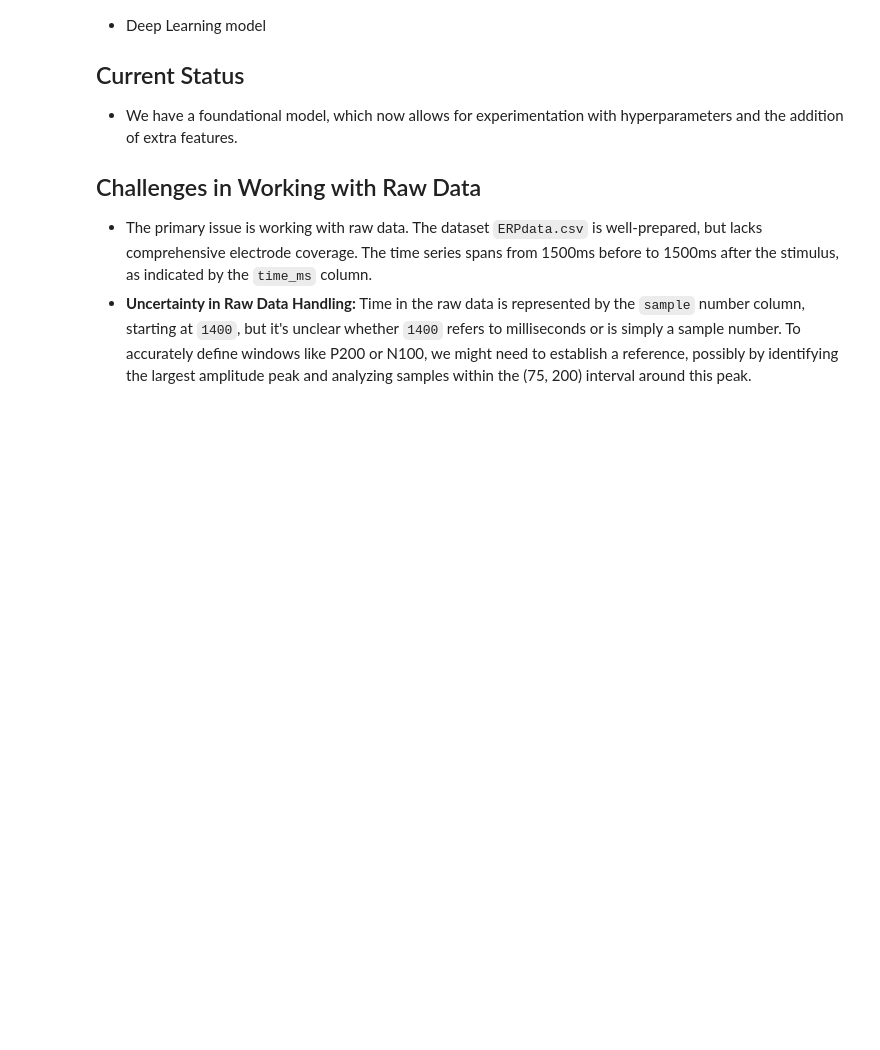
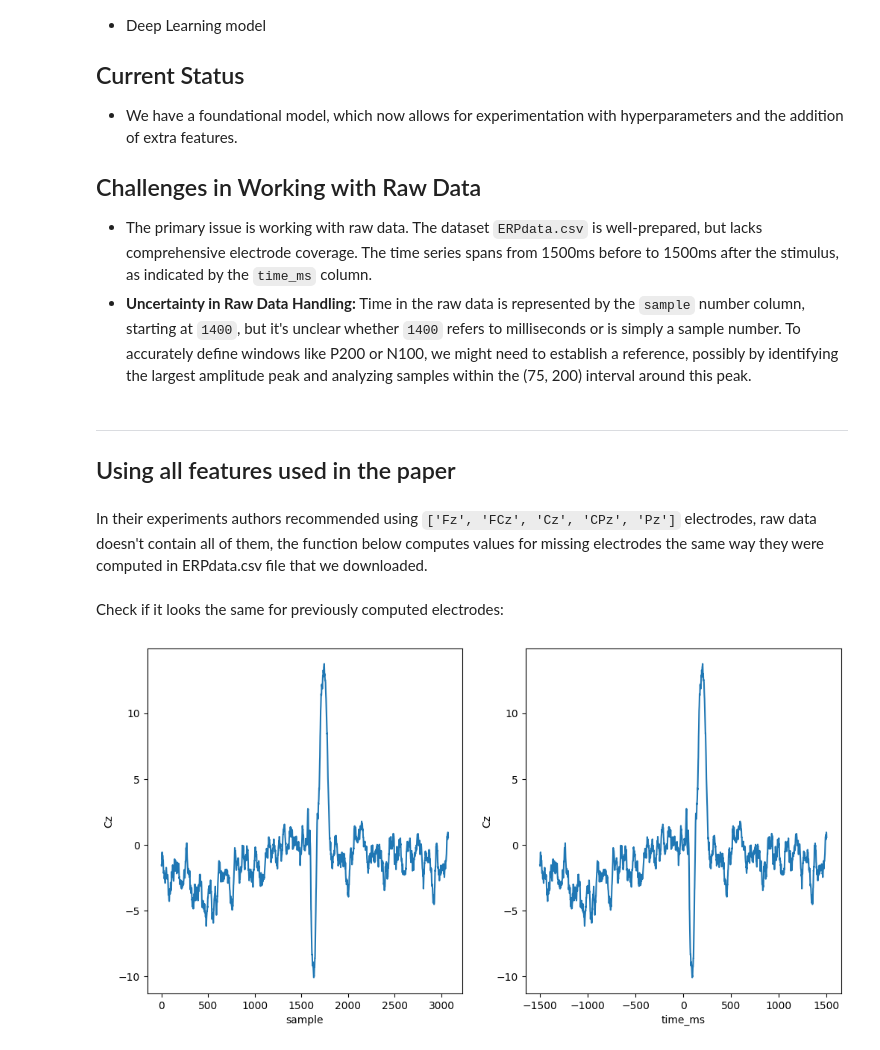
Before and after one commit to Fl0k3n/neuro-proj, a Jupyter notebook: Schizo_RandomForest.ipynb, the cells around one changed output. Cells and saved outputs as stored; diff of their text form; code cells hidden in the pictures; blank space fills up the shorter version.

```diff
--- a/Schizo_RandomForest.ipynb
+++ b/Schizo_RandomForest.ipynb
@@ -10,5 +19,5 @@ import scipy.signal
 # %%
-erp_df =  pd.read_csv(base_dir + '/archive/ERPdata.csv')
+erp_df =  pd.read_csv('./archive/ERPdata.csv')
 
 erp_df.head()
 # %% [output]
@@ -292,3 +363,8 @@ In the previous section, we accomplished the following:
 
 - The primary issue is working with raw data. The dataset `ERPdata.csv` is well-prepared, but lacks comprehensive electrode coverage. The time series spans from 1500ms before to 1500ms after the stimulus, as indicated by the `time_ms` column.
 - **Uncertainty in Raw Data Handling:** Time in the raw data is represented by the `sample` number column, starting at `1400`, but it's unclear whether `1400` refers to milliseconds or is simply a sample number. To accurately define windows like P200 or N100, we might need to establish a reference, possibly by identifying the largest amplitude peak and analyzing samples within the (75, 200) interval around this peak.
+# %% [markdown]
+---
+## Using all features used in the paper
+# %% [markdown]
+In their experiments authors recommended using `['Fz', 'FCz', 'Cz', 'CPz', 'Pz']` electrodes, raw data doesn't contain all of them, the function below computes values for missing electrodes the same way they were computed in ERPdata.csv file that we downloaded.
@@ -294,0 +414,18 @@ In the previous section, we accomplished the following:
+# %% [markdown]
+Check if it looks the same for previously computed electrodes:
+# %%
+testing_subject = pd.read_csv(base_dir + '/archive/1.csv/1.csv')
+labels = pd.read_csv(base_dir + '/archive/columnLabels.csv')
+testing_subject.columns = labels.columns
+testing_subject_id = testing_subject['subject'].iloc[0]
+# %%
+fig, ax = plt.subplots(1, 2,  figsize=(12, 6))
+electrode = 'Cz'
+per_sample_averaged_cz_electrode = testing_subject[(testing_subject['condition'] == 2)][['sample', electrode]].groupby(['sample']).mean()
+precomputed_erp_data = erp_df[(erp_df['subject'] == testing_subject_id) & (erp_df['condition'] == 2)]
+
+sns.lineplot(per_sample_averaged_cz_electrode, x='sample', y=electrode, ax=ax[0])
+sns.lineplot(precomputed_erp_data, x='time_ms', y=electrode, ax=ax[1])
+plt.show()
+# %% [output]
+[figure, added]
```
Also changed, not shown: parts of 28 cells of this notebook.
